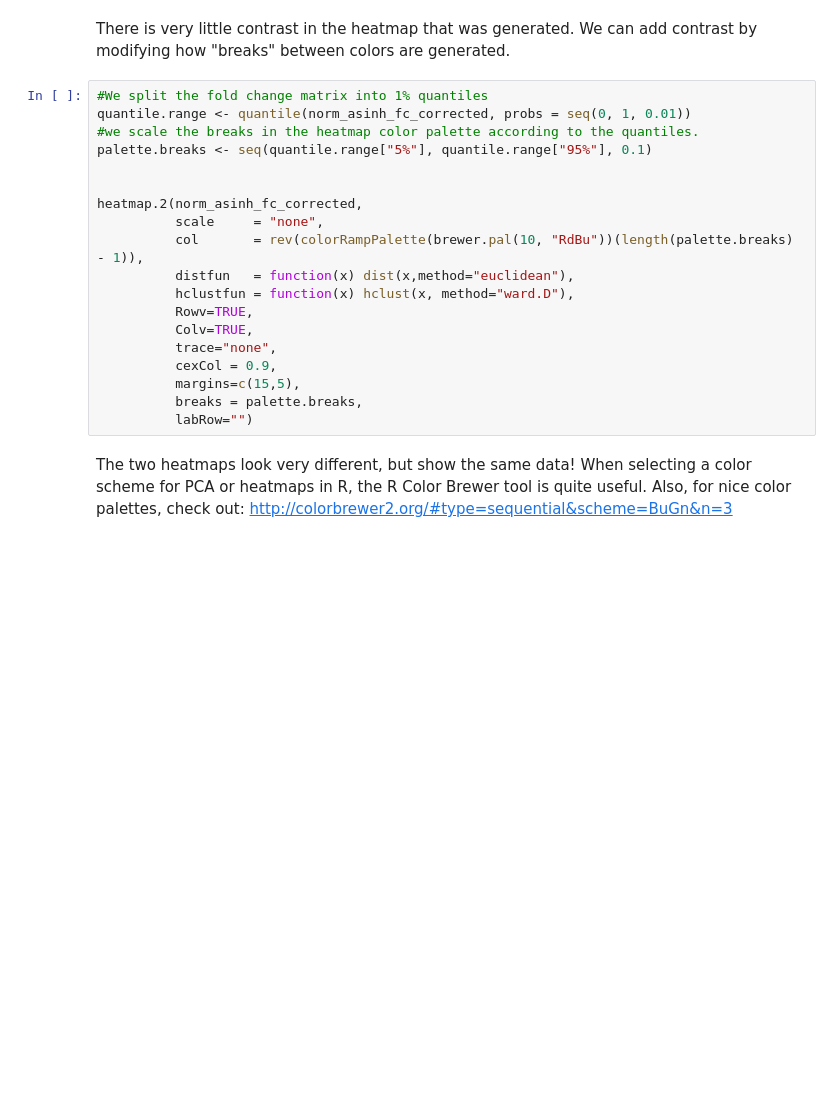
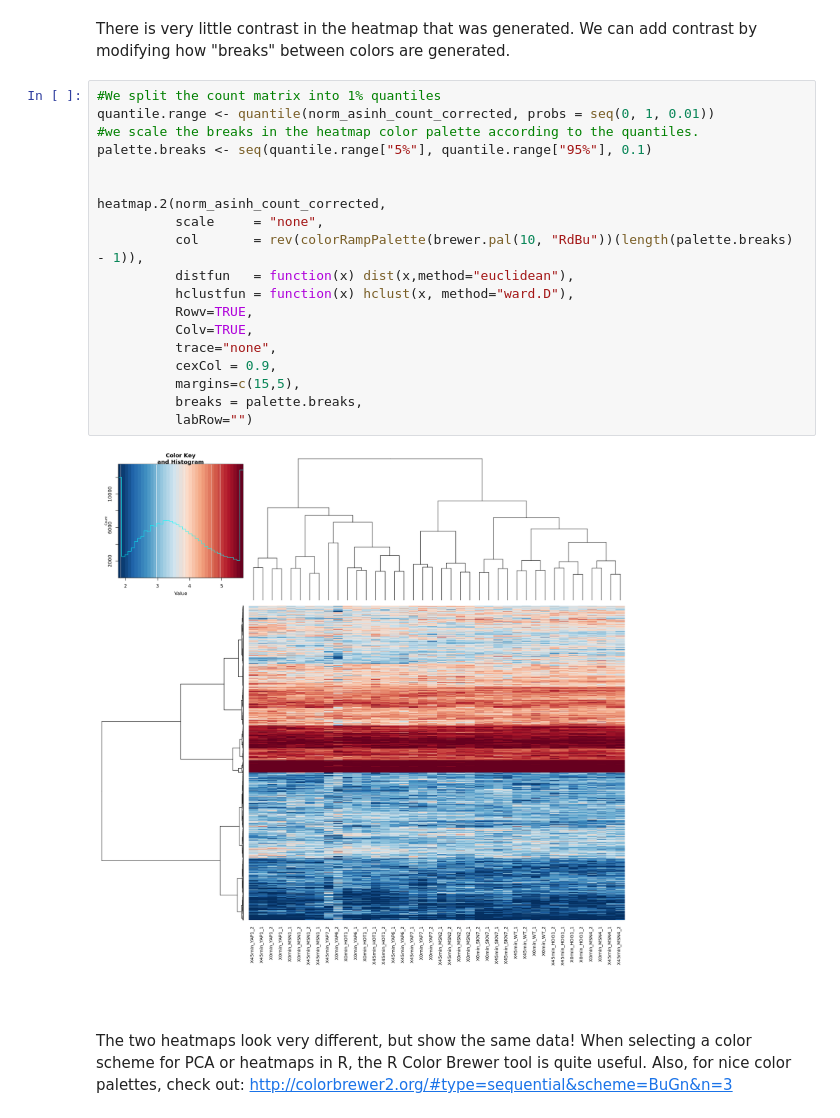
Before and after one commit to kundajelab/training_camp, a Jupyter notebook: workflow_notebooks/3.2 Clustering analysis and PCA on count data.ipynb, the cells around one changed output. Cells and saved outputs as stored; diff of their text form; blank space fills up the shorter version.

```diff
--- a/workflow_notebooks/3.2 Clustering analysis and PCA on count data.ipynb
+++ b/workflow_notebooks/3.2 Clustering analysis and PCA on count data.ipynb
@@ -270,24 +389,26 @@ heatmap.2(norm_asinh_fc_corrected,
 # %% [markdown]
 There is very little contrast in the heatmap that was generated. We can add contrast by modifying how "breaks" between colors are generated.
 # %%
-#We split the fold change matrix into 1% quantiles
-quantile.range <- quantile(norm_asinh_fc_corrected, probs = seq(0, 1, 0.01))
+#We split the count matrix into 1% quantiles
+quantile.range <- quantile(norm_asinh_count_corrected, probs = seq(0, 1, 0.01))
 #we scale the breaks in the heatmap color palette according to the quantiles.
 palette.breaks <- seq(quantile.range["5%"], quantile.range["95%"], 0.1)
 
 
-heatmap.2(norm_asinh_fc_corrected,
+heatmap.2(norm_asinh_count_corrected,
           scale     = "none",
           col       = rev(colorRampPalette(brewer.pal(10, "RdBu"))(length(palette.breaks) - 1)),
           distfun   = function(x) dist(x,method="euclidean"),
           hclustfun = function(x) hclust(x, method="ward.D"),
           Rowv=TRUE,
           Colv=TRUE,
           trace="none",
           cexCol = 0.9,
           margins=c(15,5),
           breaks = palette.breaks,
           labRow="")
+# %% [output]
+[figure, added]
 # %% [markdown]
 The two heatmaps look very different, but show the same data!
 When selecting a color scheme for PCA or heatmaps in R, the R Color Brewer tool is quite useful. Also, for nice color palettes, check out: http://colorbrewer2.org/#type=sequential&scheme=BuGn&n=3
```
Also changed, not shown: parts of 41 cells of this notebook.
